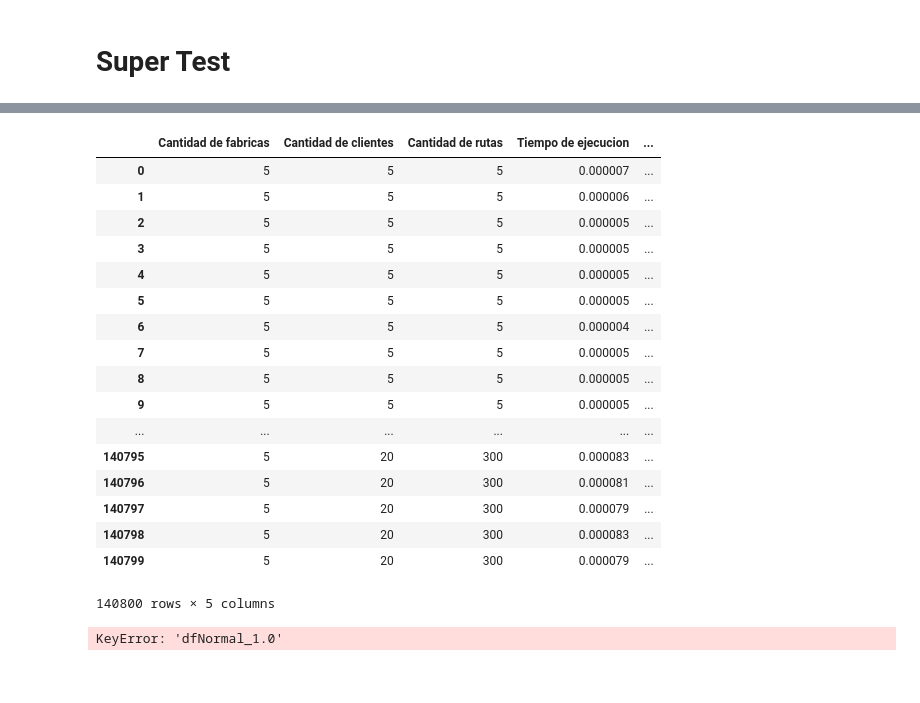
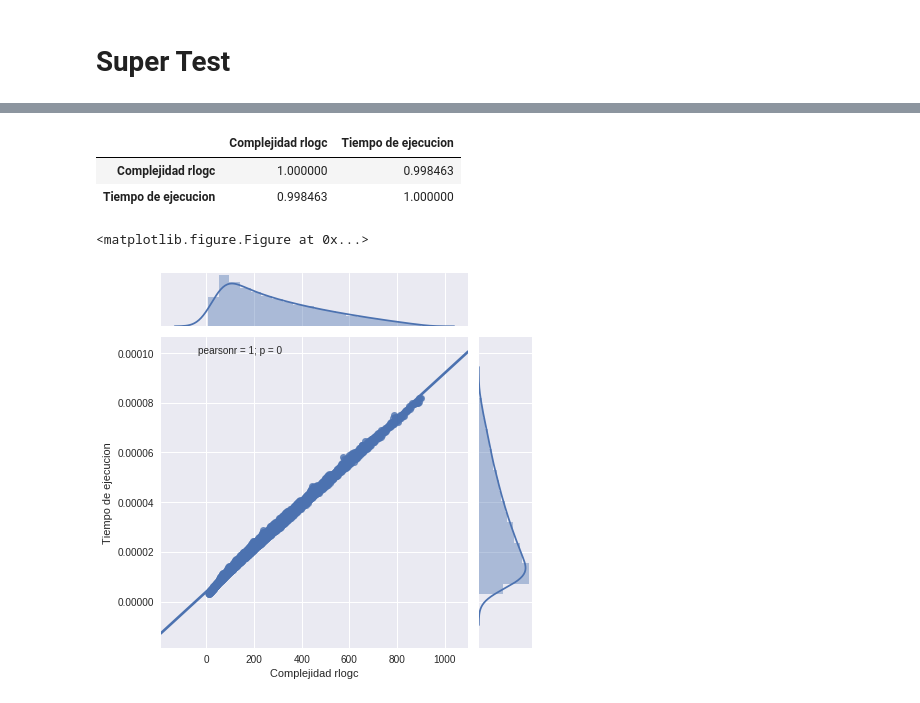
Before and after one commit to cat-j/startup2-algo3, a Jupyter notebook: ej3/generador_de_tests.ipynb, the cells around one changed output, grey strips where cells are left out. Saved outputs shown, nothing was run; the diff lists cells and outputs as text; code cells hidden in the pictures; blank space fills up the shorter version.

```diff
--- a/ej3/generador_de_tests.ipynb
+++ b/ej3/generador_de_tests.ipynb
@@ -352,45 +329,18 @@ from mpl_toolkits.mplot3d import Axes3D
-# %%
-dfPlot = dfRlogc["Tiempo de ejecucion"]
-
-# threedee = plt.figure().gca(projection='3d')
-# threedee.scatter(dfRlogc2["Cantidad de rutas"], dfRlogc2["Cantidad de clientes"], dfRlogc["Tiempo de ejecucion"])
-# threedee.set_xlabel('Index')
-# threedee.set_ylabel('H-L')
-# threedee.set_zlabel('Close')
-# plt.show()
-
-dfRlogc2
-# %% [output]
-|  | Cantidad de fabricas | Cantidad de clientes | Cantidad de rutas | Tiempo de ejecucion | ... |
-| 0 | 5 | 5 | 5 | 0.000007 | ... |
-| 1 | 5 | 5 | 5 | 0.000006 | ... |
-| 2 | 5 | 5 | 5 | 0.000005 | ... |
-| 3 | 5 | 5 | 5 | 0.000005 | ... |
-| 4 | 5 | 5 | 5 | 0.000005 | ... |
-| 5 | 5 | 5 | 5 | 0.000005 | ... |
-| 6 | 5 | 5 | 5 | 0.000004 | ... |
-| 7 | 5 | 5 | 5 | 0.000005 | ... |
-| 8 | 5 | 5 | 5 | 0.000005 | ... |
-| 9 | 5 | 5 | 5 | 0.000005 | ... |
-| ... | ... | ... | ... | ... | ... |
-| 140795 | 5 | 20 | 300 | 0.000083 | ... |
-| 140796 | 5 | 20 | 300 | 0.000081 | ... |
-| 140797 | 5 | 20 | 300 | 0.000079 | ... |
-| 140798 | 5 | 20 | 300 | 0.000083 | ... |
-| 140799 | 5 | 20 | 300 | 0.000079 | ... |
-140800 rows × 5 columns
-# %%
-dfRlogc = dfRlogc.groupby("Cantidad de rutas")
-
-dfComp = pd.DataFrame()
-dfComp['Cantidad de Nodos'] = results["dfNormal_1.0"].index.values
-dfComp['Complejidad n**2'] = [100 + random.normalvariate(n**2,2) for n in results["dfNormal_0.0"].index.values]
-dfComp['Complejidad n'] = [100 + random.normalvariate(n,0.3) for n in results["dfNormal_0.0"].index.values]
-
-dfComp['Tiempo de ejecucion'] =  dfRlogc['Tiempo de ejeucion']
-dfComp['Tiempo de encontrar raiz en segundos de arboles'] =  results["dfNormal_0.0"]['Tiempo calculando raiz']
-plt.clf()
-correlation = dfComp.corr()
-correlation
-# %% [output]
-KeyError: 'dfNormal_1.0'
+# %%
+dfComp = pd.DataFrame()
+dfComp['Complejidad rlogc'] = [x[0]*math.log(x[1]) for x in dfRlogc.index.get_values()]
+dfComp['Tiempo de ejecucion'] =  [x for x in dfRlogc['Tiempo de ejecucion']]
+plt.clf()
+correlation = dfComp.corr()
+correlation
+# %% [output]
+|  | Complejidad rlogc | Tiempo de ejecucion |
+| Complejidad rlogc | 1.000000 | 0.998463 |
+| Tiempo de ejecucion | 0.998463 | 1.000000 |
+# %%
+sns.jointplot(dfComp['Complejidad rlogc'], dfComp['Tiempo de ejecucion'], kind="reg")
+
+plt.show()
+# %% [output]
+<matplotlib.figure.Figure at 0x...>
+[figure, added]
```
Also changed, not shown: parts of 5 cells of this notebook, 1 other file.
